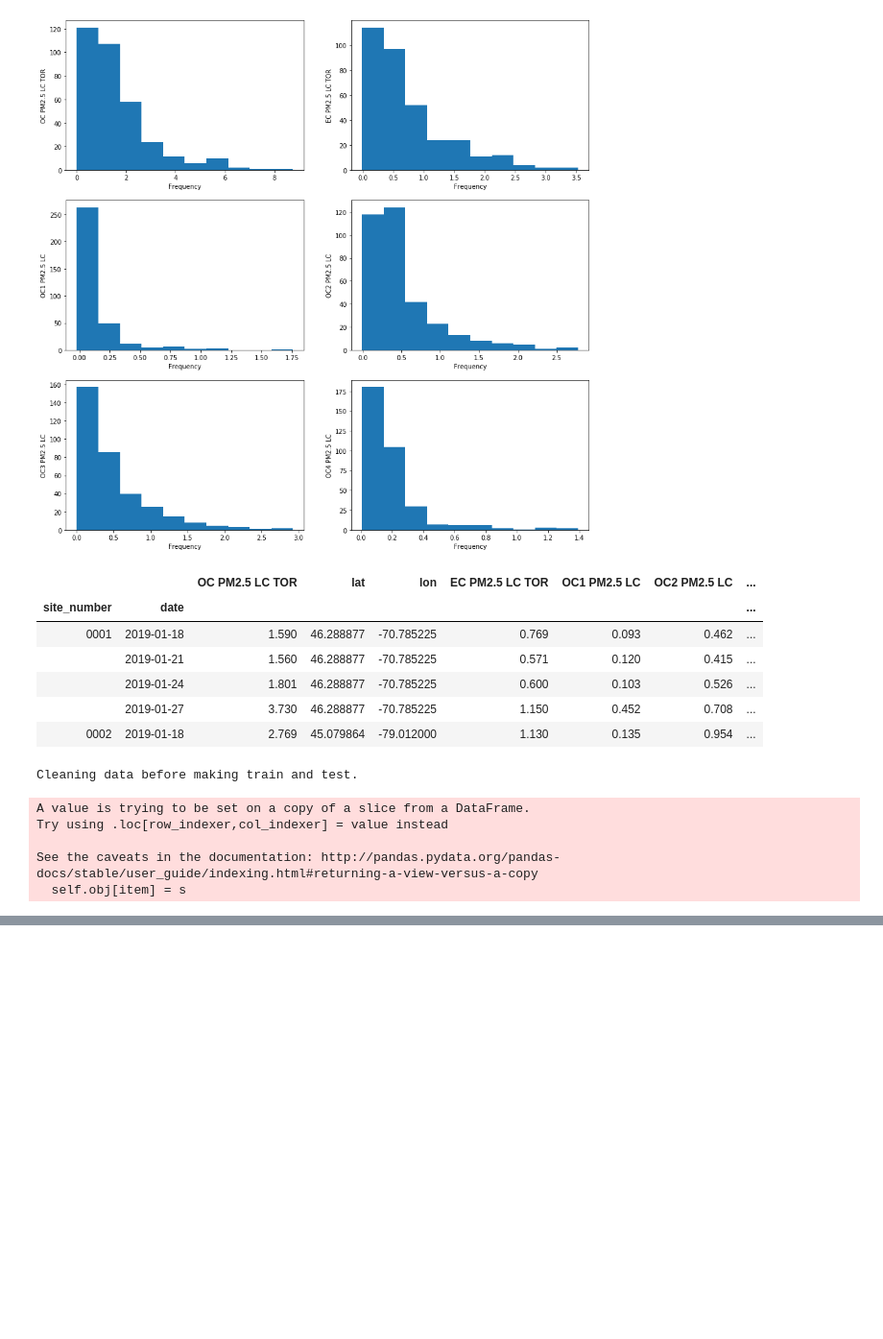
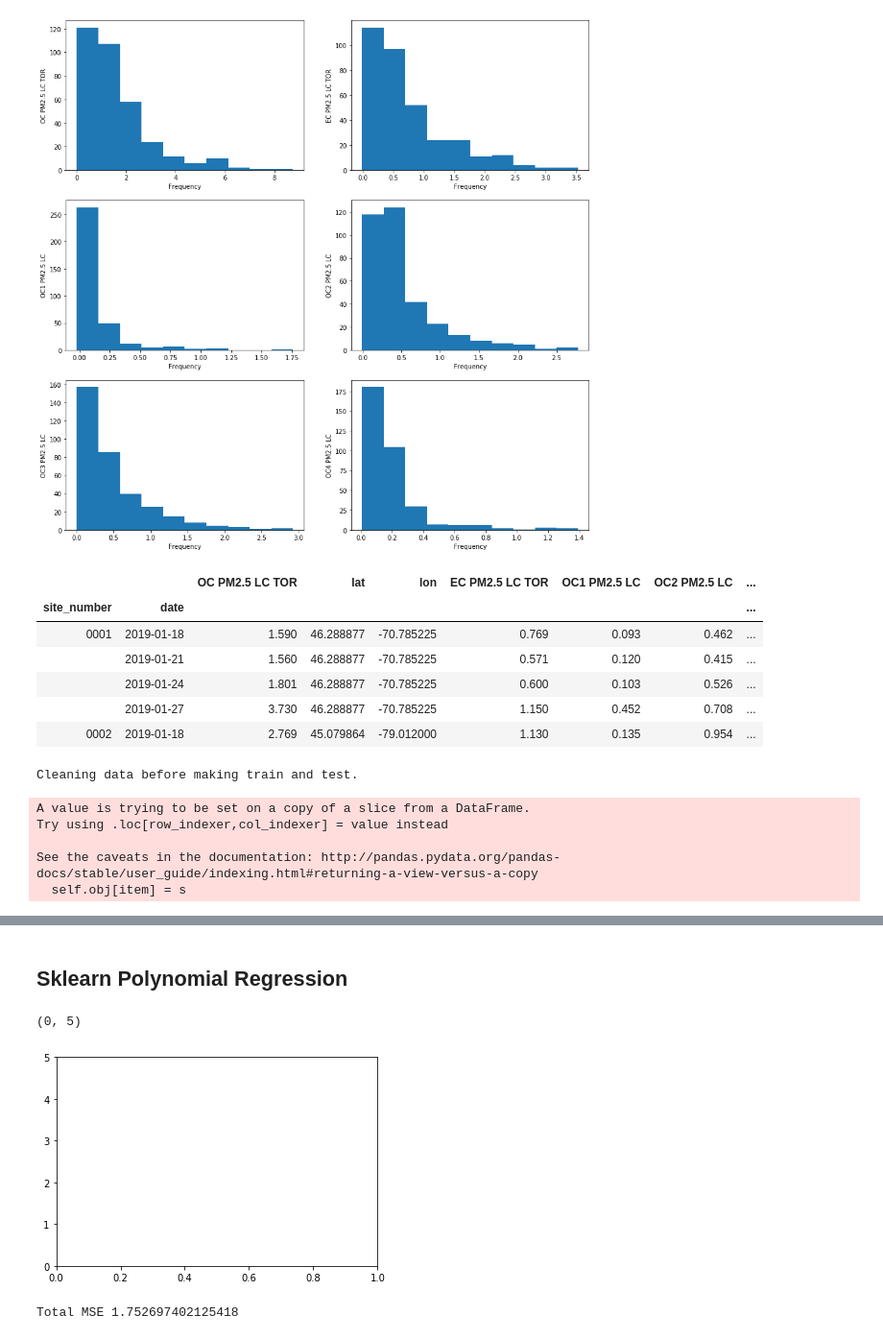
Before and after one commit to anzu7346/CSCI4622_EPA_Atmo, a Jupyter notebook: code/Untitled3.ipynb, the cells around one changed output, grey strips where cells are left out. Shown at 96% size. Cells and saved outputs as stored; diff of their text form; code cells hidden in the pictures; blank space fills up the shorter version.

```diff
--- a/code/Untitled3.ipynb
+++ b/code/Untitled3.ipynb
@@ -630,0 +633,28 @@ plotter.plot({'Basic': history_4}, metric = "mae")
+# %% [markdown]
+<h2>Sklearn Polynomial Regression</h2>
+# %%
+poll_data.clean_data()
+X_train, y_train, X_test, y_test = poll_data.get_train_test()
+##SKLearn Multilinear Regression
+y_train = y_train[:, 0]
+y_test = y_test[:, 0]
+# %%
+#Polynomial Degree
+RMSEDegree = []
+for i in range(5):
+    linreg = Pipeline([('poly', PolynomialFeatures(degree = i)), ('linear', LinearRegression(fit_intercept=False))])
+    linreg.fit(X_train, y_train)
+    y_pred = linreg.predict(X_test)
+    #RMSEDegree.append(np.sqrt(mean_squared_error(y_test[i], y_pred[i])))
+plt.ylim([0, 5])
+#plt.plot([0, 1, 2, 3, 4], RMSEDegree)
+# %% [output]
+(0, 5)
+[figure, added]
+# %%
+linreg = Pipeline([('poly', PolynomialFeatures(degree = 1)), ('linear', LinearRegression(fit_intercept=False))])
+linreg.fit(X_train, y_train)
+y_pred = linreg.predict(X_test)
+print("Total MSE", mean_squared_error(y_test, y_pred))
+# %% [output]
+Total MSE 1.752697402125418
```
Also changed, not shown: parts of 12 cells of this notebook.
